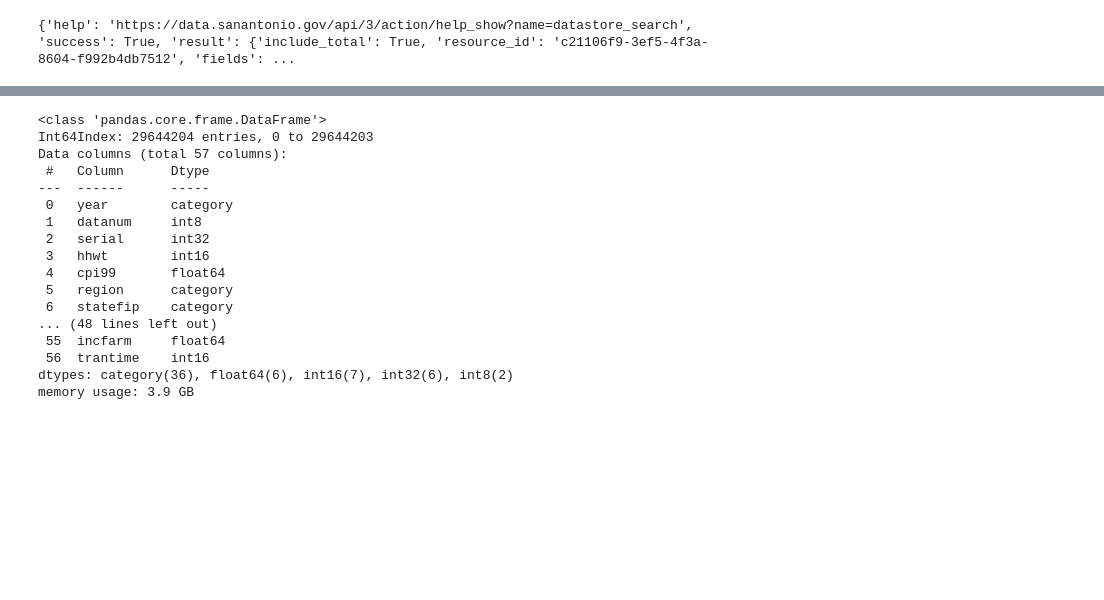
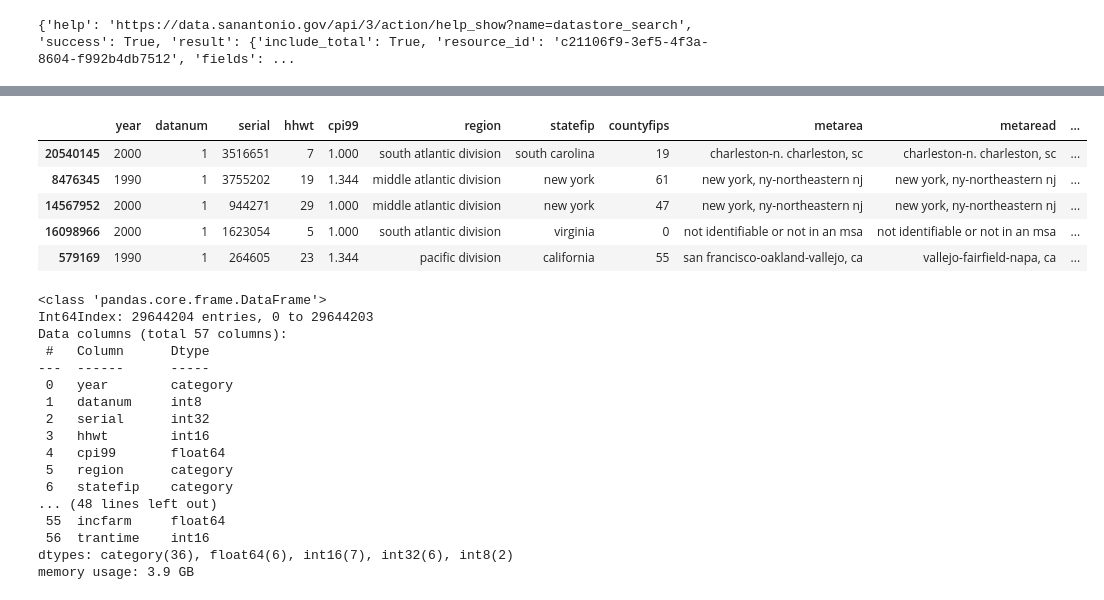
Before and after one commit to randallb15/City-Data, a Jupyter notebook: Testing.ipynb, the cells around one changed output, grey strips where cells are left out. Cells and saved outputs as stored; diff of their text form; code cells hidden in the pictures; blank space fills up the shorter version.

```diff
--- a/Testing.ipynb
+++ b/Testing.ipynb
@@ -16,3 +70,13 @@ census_df = pd.read_stata('116215-V1/census/usa_00012.dta')
+# %%
+pd.set_option('display.max_columns', None)
+census_df.sample(5)
+# %% [output]
+|  | year | datanum | serial | hhwt | cpi99 | region | statefip | countyfips | metarea | metaread | ... |
+| 20540145 | 2000 | 1 | 3516651 | 7 | 1.000 | south atlantic division | south carolina | 19 | charleston-n. charleston, sc | charleston-n. charleston, sc | ... |
+| 8476345 | 1990 | 1 | 3755202 | 19 | 1.344 | middle atlantic division | new york | 61 | new york, ny-northeastern nj | new york, ny-northeastern nj | ... |
+| 14567952 | 2000 | 1 | 944271 | 29 | 1.000 | middle atlantic division | new york | 47 | new york, ny-northeastern nj | new york, ny-northeastern nj | ... |
+| 16098966 | 2000 | 1 | 1623054 | 5 | 1.000 | south atlantic division | virginia | 0 | not identifiable or not in an msa | not identifiable or not in an msa | ... |
+| 579169 | 1990 | 1 | 264605 | 23 | 1.344 | pacific division | california | 55 | san francisco-oakland-vallejo, ca | vallejo-fairfield-napa, ca | ... |
 # %%
 census_df.info()
 # %% [output]
```
Also changed, not shown: parts of 4 cells of this notebook.
